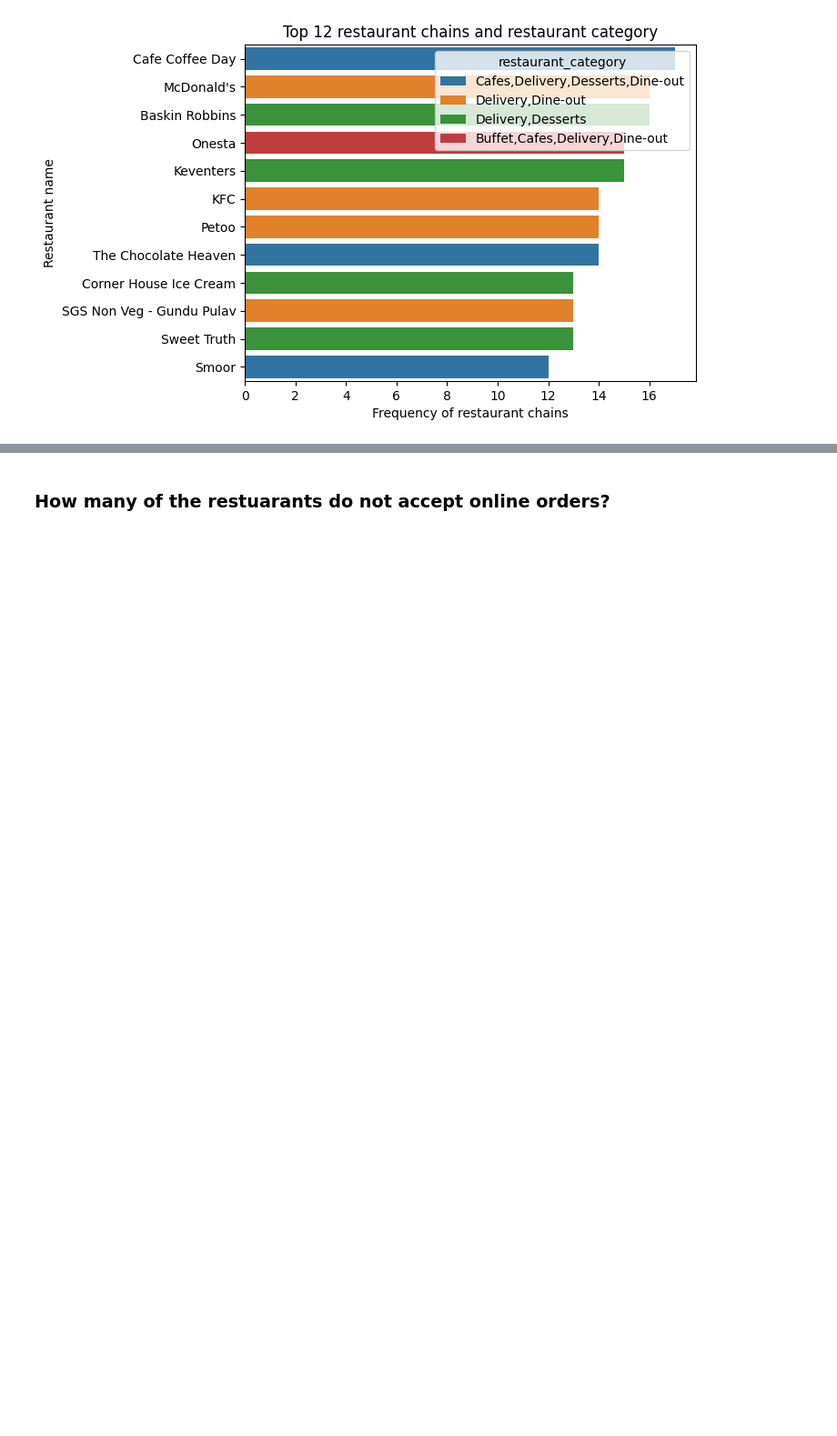
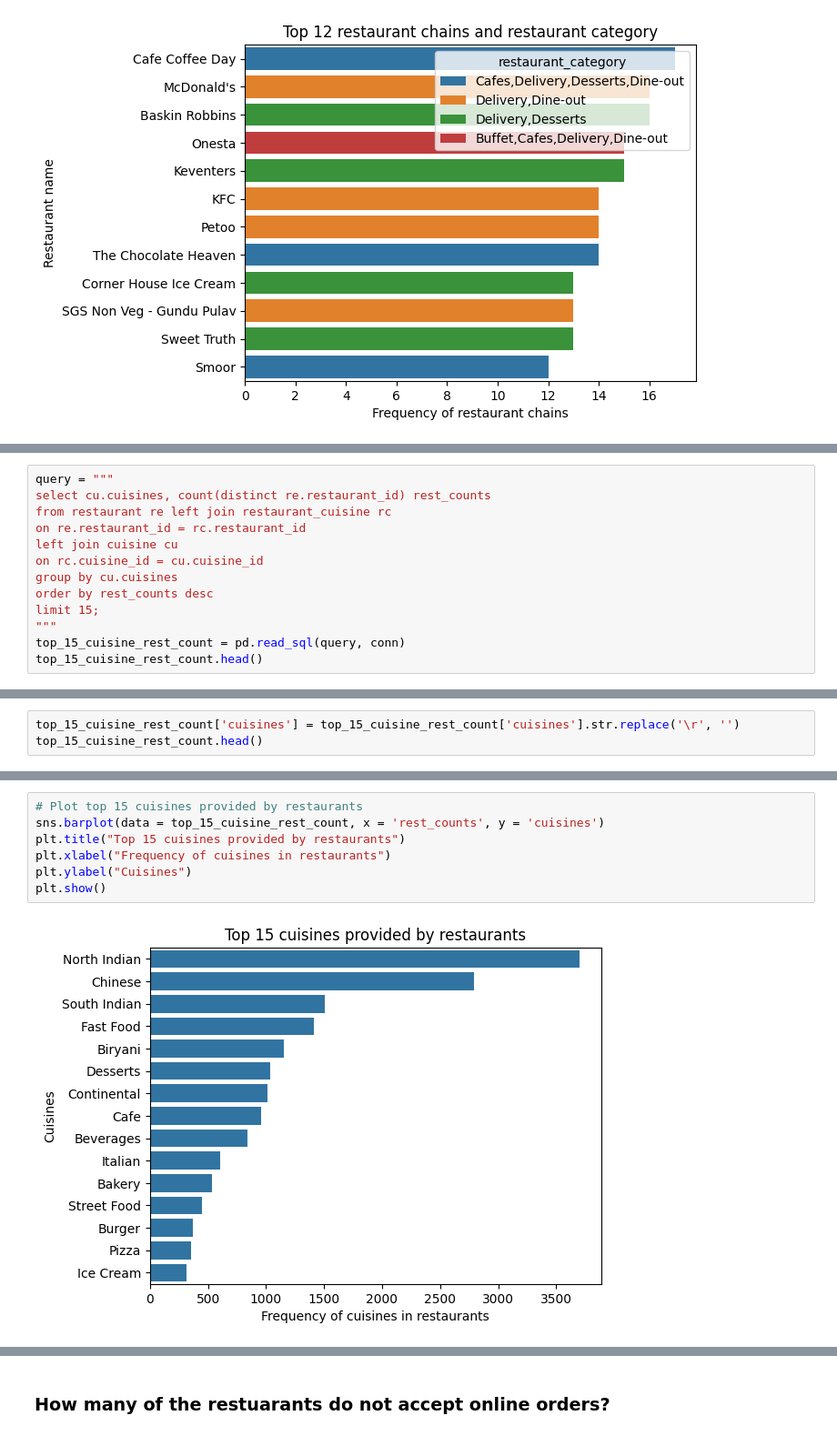
Before and after one commit to Bhuvi128/Bengaluru-Restaurant-Trends-Analysis, a Jupyter notebook: Bengaluru Restaurant Trends Analysis.ipynb, the cells around one changed output, grey strips where cells are left out. Shown at 91% size. Drawn from its saved outputs; the diff is of its cells as text; blank space fills up the shorter version.

```diff
--- a/Bengaluru Restaurant Trends Analysis.ipynb
+++ b/Bengaluru Restaurant Trends Analysis.ipynb
@@ -129,0 +191,13 @@ plt.show()
+# %%
+query = """
+select cu.cuisines, count(distinct re.restaurant_id) rest_counts
+from restaurant re left join restaurant_cuisine rc
+on re.restaurant_id = rc.restaurant_id
+left join cuisine cu
+on rc.cuisine_id = cu.cuisine_id
+group by cu.cuisines
+order by rest_counts desc
+limit 15;
+"""
+top_15_cuisine_rest_count = pd.read_sql(query, conn)
+top_15_cuisine_rest_count.head()
@@ -129,0 +211,3 @@ plt.show()
+# %%
+top_15_cuisine_rest_count['cuisines'] = top_15_cuisine_rest_count['cuisines'].str.replace('\r', '')
+top_15_cuisine_rest_count.head()
@@ -129,0 +221,9 @@ plt.show()
+# %%
+# Plot top 15 cuisines provided by restaurants
+sns.barplot(data = top_15_cuisine_rest_count, x = 'rest_counts', y = 'cuisines')
+plt.title("Top 15 cuisines provided by restaurants")
+plt.xlabel("Frequency of cuisines in restaurants")
+plt.ylabel("Cuisines")
+plt.show()
+# %% [output]
+[figure, added]
```
Also changed, not shown: parts of 12 cells of this notebook, 1 other file.
